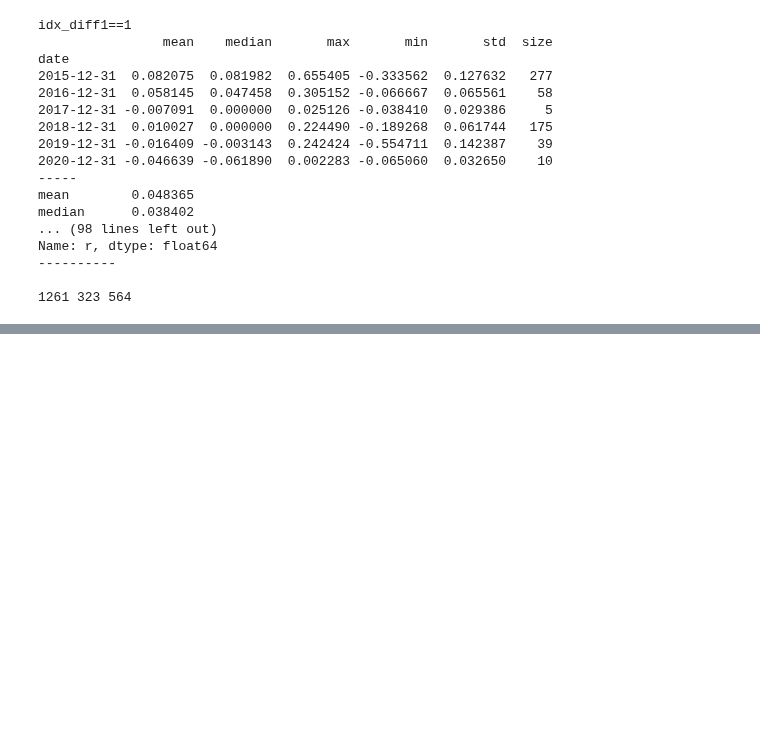
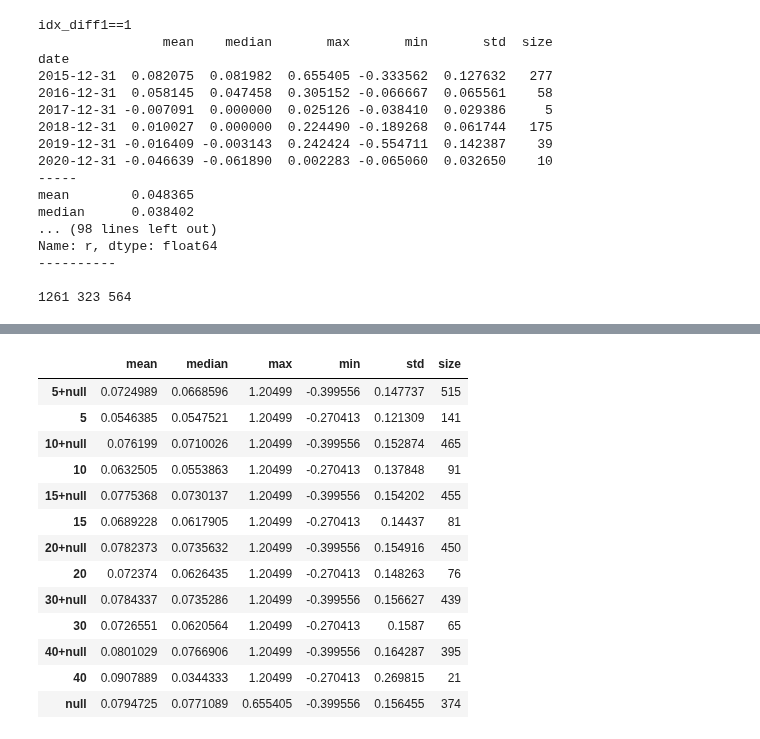
Before and after one commit to Bantorra0/Quant, a Jupyter notebook: oversold_strategy.ipynb, the cells around one changed output, grey strips where cells are left out. Drawn from its saved outputs; the diff is of its cells as text; code cells hidden in the pictures; blank space fills up the shorter version.

Commit message:
Start long_trend_oversold_analysis. Slightly refine codes in prepare data.

```diff
--- a/oversold_strategy.ipynb
+++ b/oversold_strategy.ipynb
@@ -148,0 +151,25 @@ code      date
+# %%
+i=1
+result = pd.DataFrame(columns=agg_operations)
+for k in [5,10,15,20,30,40]:
+    result.loc['{}+null'.format(k),:] = df_target[(df_target['idx_diff{}'.format(i)]>k)
+                                                  | (df_target['idx_diff{}'.format(i)].isnull())]['r'].agg(agg_operations)
+    result.loc['{}'.format(k),:] = df_target[df_target['idx_diff{}'.format(i)]>k]['r'].agg(agg_operations)
+result.loc['null',:] = df_target[df_target['idx_diff{}'.format(i)].isnull()]['r'].agg(agg_operations)
+# df_target[df_target['idx_diff{}'.format(i)]>20].reset_index('code')['r'].resample('A').agg(agg_operations)
+result
+# %% [output]
+|  | mean | median | max | min | std | size |
+| 5+null | 0.0724989 | 0.0668596 | 1.20499 | -0.399556 | 0.147737 | 515 |
+| 5 | 0.0546385 | 0.0547521 | 1.20499 | -0.270413 | 0.121309 | 141 |
+| 10+null | 0.076199 | 0.0710026 | 1.20499 | -0.399556 | 0.152874 | 465 |
+| 10 | 0.0632505 | 0.0553863 | 1.20499 | -0.270413 | 0.137848 | 91 |
+| 15+null | 0.0775368 | 0.0730137 | 1.20499 | -0.399556 | 0.154202 | 455 |
+| 15 | 0.0689228 | 0.0617905 | 1.20499 | -0.270413 | 0.14437 | 81 |
+| 20+null | 0.0782373 | 0.0735632 | 1.20499 | -0.399556 | 0.154916 | 450 |
+| 20 | 0.072374 | 0.0626435 | 1.20499 | -0.270413 | 0.148263 | 76 |
+| 30+null | 0.0784337 | 0.0735286 | 1.20499 | -0.399556 | 0.156627 | 439 |
+| 30 | 0.0726551 | 0.0620564 | 1.20499 | -0.270413 | 0.1587 | 65 |
+| 40+null | 0.0801029 | 0.0766906 | 1.20499 | -0.399556 | 0.164287 | 395 |
+| 40 | 0.0907889 | 0.0344333 | 1.20499 | -0.270413 | 0.269815 | 21 |
+| null | 0.0794725 | 0.0771089 | 0.655405 | -0.399556 | 0.156455 | 374 |
```
Also changed, not shown: parts of 8 cells of this notebook, 3 other files.
